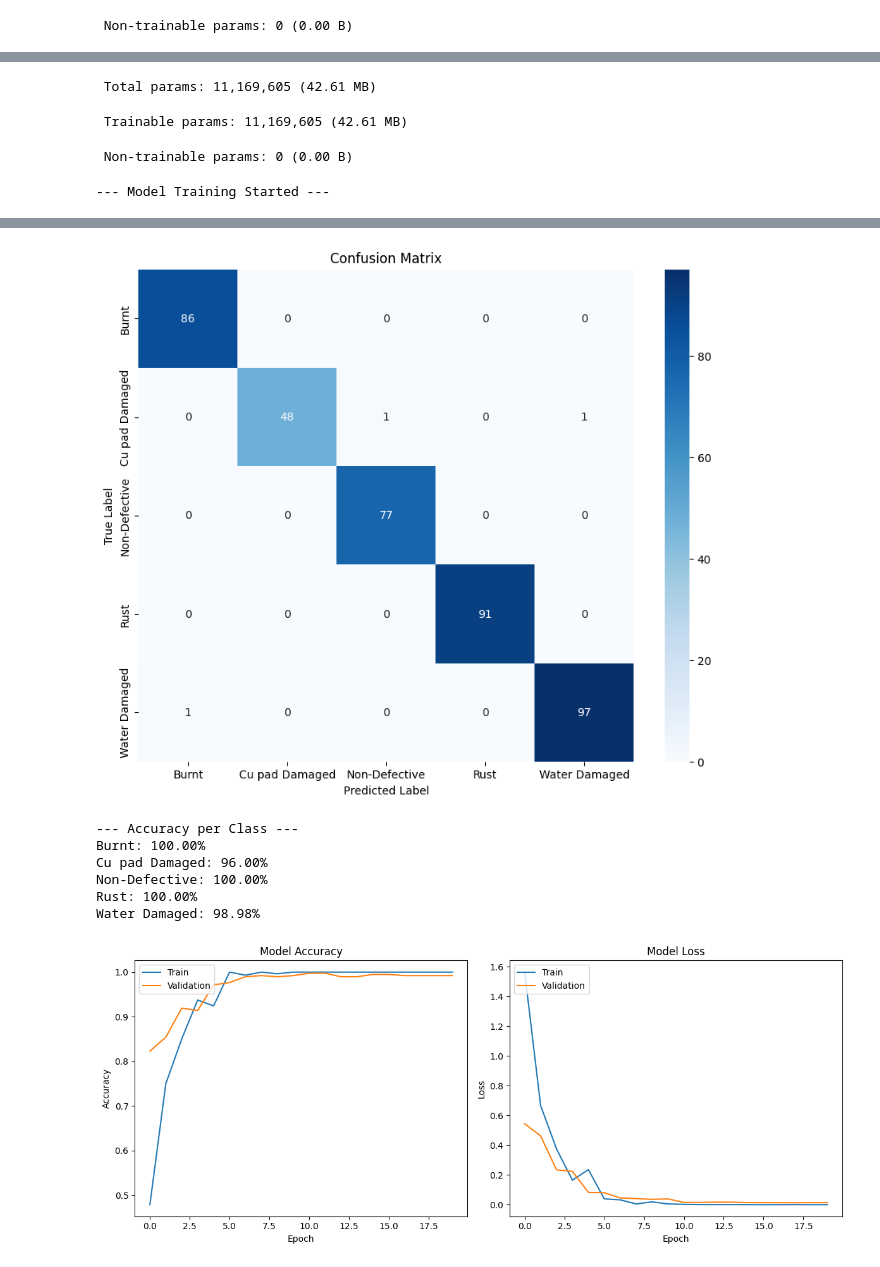
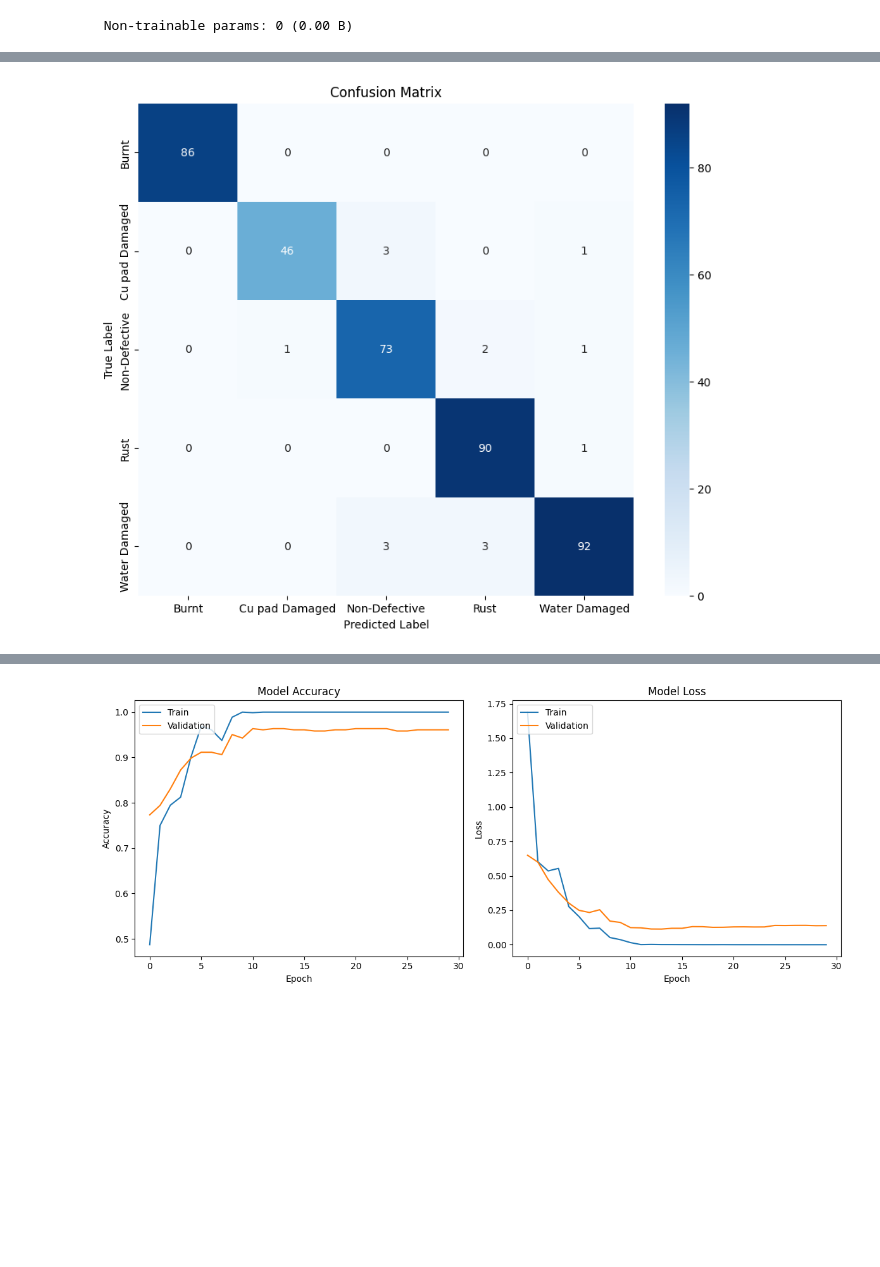
Before and after one commit to SivaSrinivasanS/PCB-Defect-Detection-DeepLearning, a Jupyter notebook: src/train_model.ipynb, the cells around one changed output, grey strips where cells are left out. Drawn from its saved outputs; the diff is of its cells as text; code cells hidden in the pictures; blank space fills up the shorter version.

```diff
--- a/src/train_model.ipynb
+++ b/src/train_model.ipynb
@@ -98,17 +98,14 @@ print("\n--- Model Training Started ---")
 history = model.fit(
     train_generator,
     steps_per_epoch=train_generator.samples // batch_size,
-    epochs=20, # You can adjust the number of epochs
+    epochs=30, # You can adjust the number of epochs
     validation_data=validation_generator,
     validation_steps=validation_generator.samples // batch_size,
 )
 print("--- Model Training Finished ---")
 
-# --- Save the Trained Model ---
-# Construct the save path from the project root
-model_save_path = os.path.join(project_root_dir, 'models', 'pcb_cnn.h5')
-model.save(model_save_path)
-print(f"Model saved to: {model_save_path}")
+
+
 
 # --- Evaluate Model on Validation Data and Generate Confusion Matrix ---
 print("\n--- Evaluating Model and Generating Confusion Matrix ---")
@@ -175,0 +188 @@ Model: "sequential"
+[figure, new version]
@@ -193,4 +194,0 @@ Model: "sequential"
- Total params: 11,169,605 (42.61 MB)
- Trainable params: 11,169,605 (42.61 MB)
- Non-trainable params: 0 (0.00 B)
---- Model Training Started ---
@@ -236,8 +195 @@ Cu pad Damaged       1.00      0.96      0.98        50
-[figure, old version]
---- Accuracy per Class ---
-Burnt: 100.00%
-Cu pad Damaged: 96.00%
-Non-Defective: 100.00%
-Rust: 100.00%
-Water Damaged: 98.98%
-[figure, old version]
+[figure, new version]
```
Also changed, not shown: parts of 7 cells of this notebook, 2 other files.
